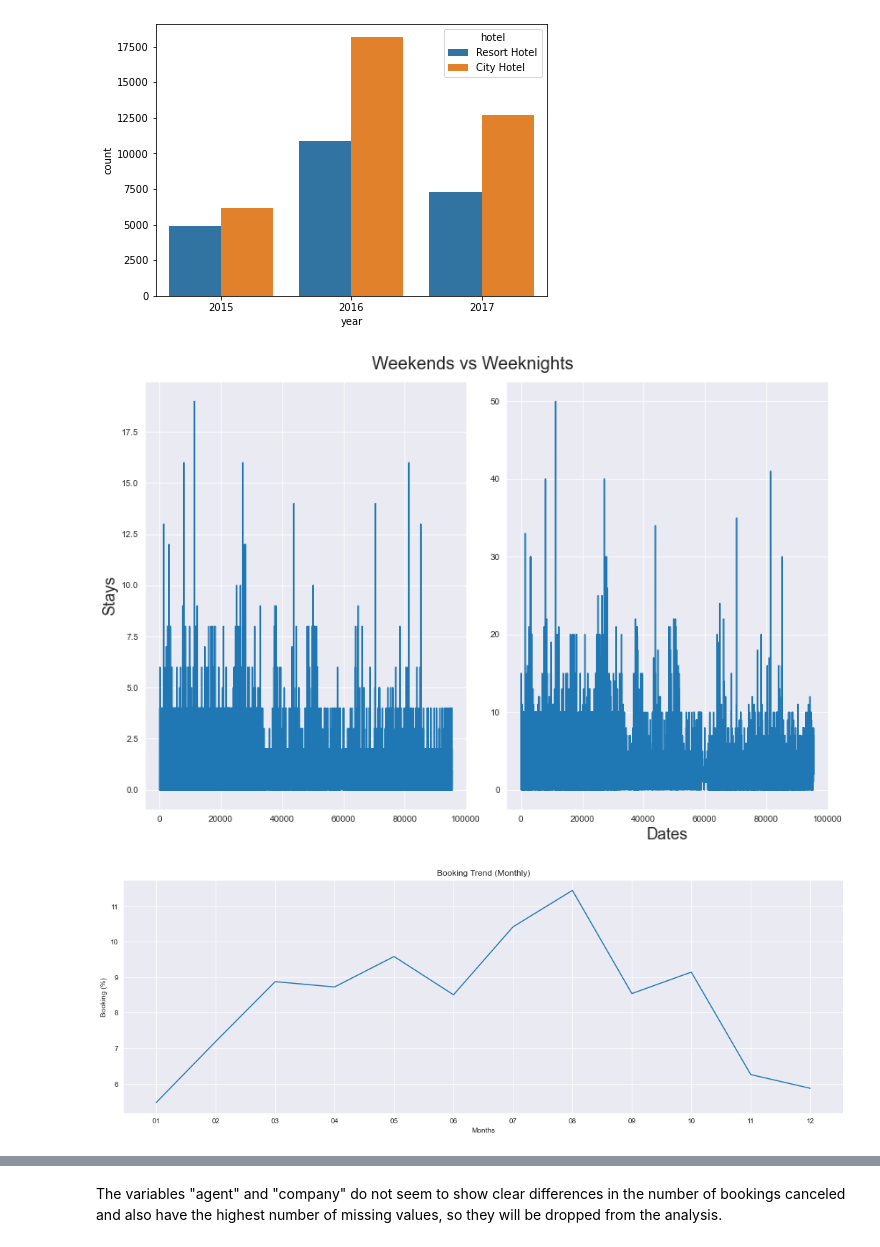
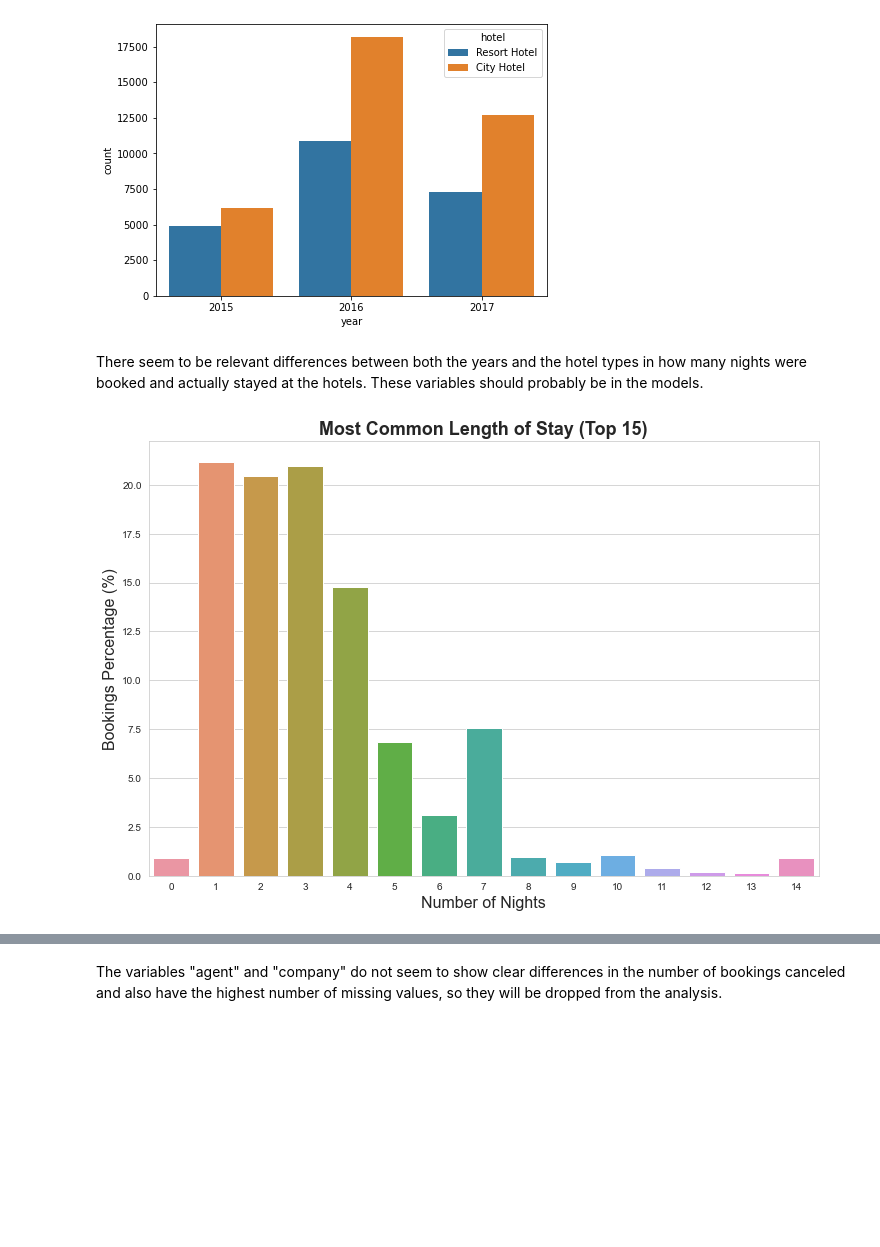
Before and after one commit to FR-Schwartz/ids705, a Jupyter notebook: assignments/Assignment_5.ipynb, the cells around one changed output, grey strips where cells are left out. Drawn from its saved outputs; the diff is of its cells as text; code cells hidden in the pictures; blank space fills up the shorter version.

```diff
--- a/assignments/Assignment_5.ipynb
+++ b/assignments/Assignment_5.ipynb
@@ -163,24 +199,5 @@ sns.countplot(x='year', hue='hotel',  data=df_not_canceled)
 # %% [output]
 <AxesSubplot:xlabel='year', ylabel='count'>
 [figure]
-# %%
-import matplotlib.pyplot as plt
-import numpy as np
-from matplotlib import colors
-#from matplotlib.ticker import PercentFormatter
-import seaborn as sns
-#import pycountry as pc
-#import matplotlib.ticker as mtick
-
-fig, axs = plt.subplots(1, 2, figsize=(12, 8))
-axs[0].plot(np.arange(X_train_original.shape[0]), X_train_original['stays_in_weekend_nights'])
-#axs[0].set_xticks(X_train_original.shape[0], X_train_original['month'])
-axs[0].set_ylabel('Stays', fontsize=18)
-axs[1].plot(np.arange(X_train_original.shape[0]), X_train_original['stays_in_week_nights'])
-axs[1].set_xlabel('Dates', fontsize=18)
-fig.suptitle('Weekends vs Weeknights', fontsize=20)
-plt.tight_layout()
-
-plt.show()
-# %% [output]
-[figure, removed]
+# %% [markdown]
+There seem to be relevant differences between both the years and the hotel types in how many nights were booked and actually stayed at the hotels. These variables should probably be in the models.
@@ -210,19 +240,11 @@ def plot(x, y, x_label=None,y_label=None, title=None, figsize=(12,8), type='bar'
 
 
     plt.show()
-# %%
-# Look at booking trends (not canceled) by month
-# Sort months from January to December
-month_sort = ['01', '02', '03', '04', '05', '06', '07', '08', '09',
-             '10', '11', '12']
-
-sorted_months = df_not_canceled['month'].value_counts().reindex(month_sort)
-
-x = sorted_months.index
-y = sorted_months/sorted_months.sum()*100
-
-# Draw a line plot
-#sns.lineplot(x, y.values)
-plot(x, y.values, x_label='Months', y_label='Booking (%)', title='Booking Trend (Monthly)', type='line', figsize=(18,6))
-# %% [output]
-[figure, removed]
+# %%
+# Look at distribution of non-canceled stays between weeknights and weekend nights
+total_nights = df_not_canceled['stays_in_weekend_nights']+ df_not_canceled['stays_in_week_nights']
+x,y = get_count(total_nights, limit=15)
+
+plot(x,y, x_label='Number of Nights', y_label='Bookings Percentage (%)', title='Most Common Length of Stay (Top 15)', figsize=(12,8))
+# %% [output]
+[figure, added]
```
Also changed, not shown: parts of 64 cells of this notebook, 1 other file.
